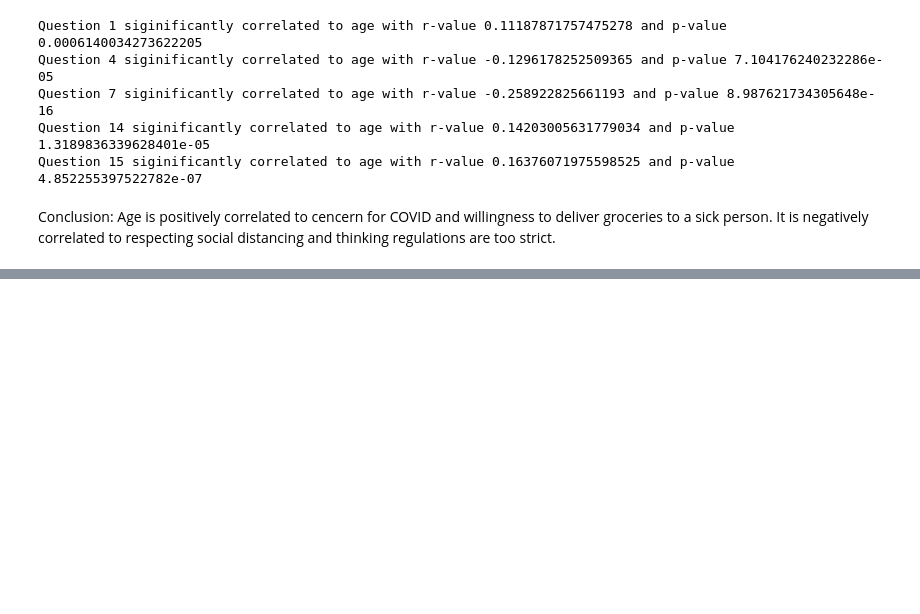
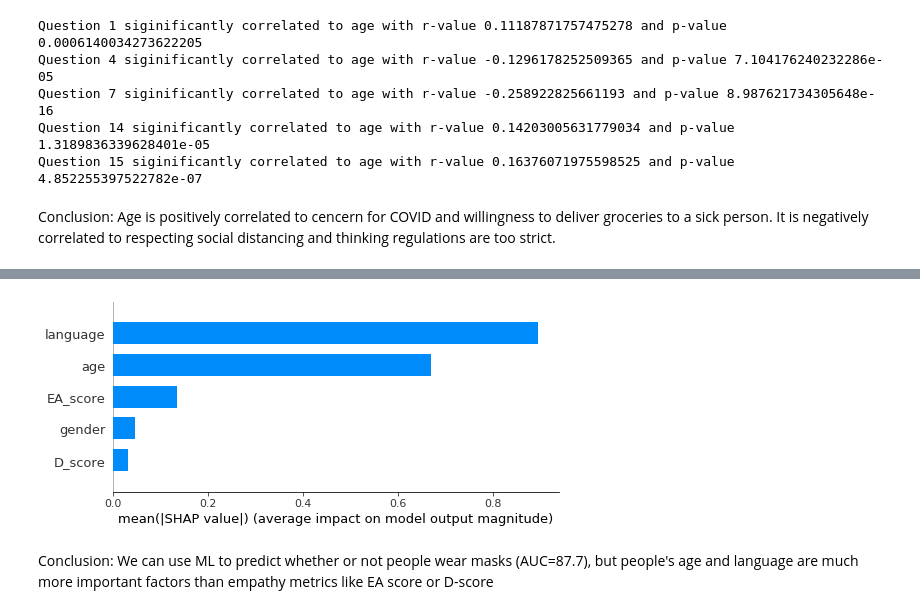
Before and after one commit to liliaellouz/empathy-analysis, a Jupyter notebook: Data_Analysis.ipynb, the cells around one changed output, grey strips where cells are left out. Cells and saved outputs as stored; diff of their text form; code cells hidden in the pictures; blank space fills up the shorter version.

```diff
--- a/Data_Analysis.ipynb
+++ b/Data_Analysis.ipynb
@@ -440,0 +502,9 @@ Conclusion: Age is positively correlated to cencern for COVID and willingness to
+# %%
+import shap
+feature_names = ['gender','age','language','D_score','EA_score']
+shap_values = shap.LinearExplainer(clf, X_train).shap_values(X_train)
+shap.summary_plot(shap_values, X_train, plot_type="bar", feature_names=feature_names)
+# %% [output]
+[figure, added]
+# %% [markdown]
+Conclusion: We can use ML to predict whether or not people wear masks (AUC=87.7), but people's age and language are much more important factors than empathy metrics like EA score or D-score
```
Also changed, not shown: parts of 9 cells of this notebook.
